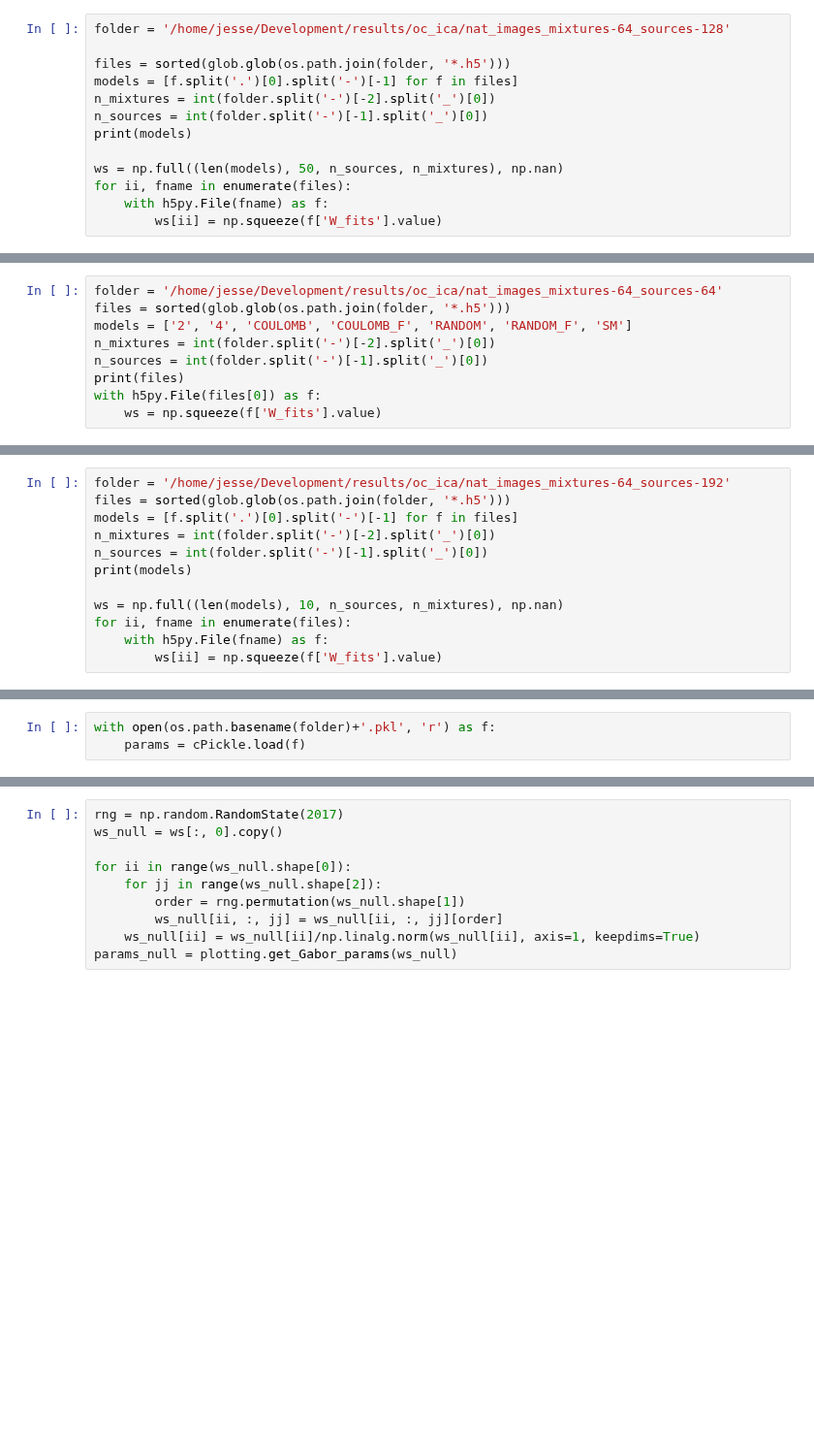
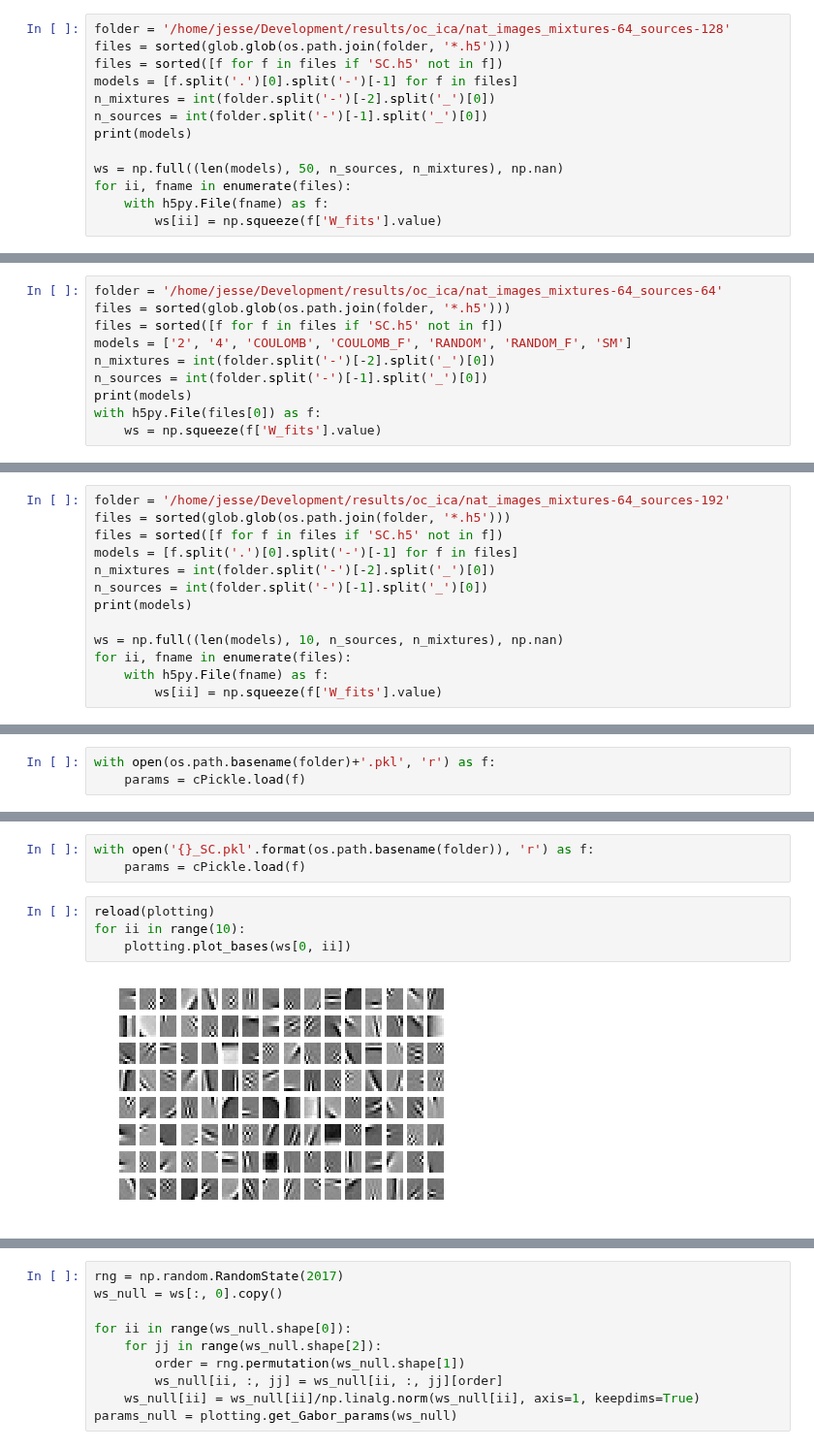
Before and after one commit to JesseLivezey/oc_ica, a Jupyter notebook: notebooks/natural_images.ipynb, the cells around one changed output, grey strips where cells are left out. Shown at 97% size. Cells and saved outputs as stored; diff of their text form; blank space fills up the shorter version.

```diff
--- a/notebooks/natural_images.ipynb
+++ b/notebooks/natural_images.ipynb
@@ -14,7 +16,7 @@ from oc_ica import plotting, analysis, styles
 # %%
 folder = '/home/jesse/Development/results/oc_ica/nat_images_mixtures-64_sources-128'
-
 files = sorted(glob.glob(os.path.join(folder, '*.h5')))
+files = sorted([f for f in files if 'SC.h5' not in f])
 models = [f.split('.')[0].split('-')[-1] for f in files]
 n_mixtures = int(folder.split('-')[-2].split('_')[0])
 n_sources = int(folder.split('-')[-1].split('_')[0])
@@ -31,10 +33,11 @@ for ii, fname in enumerate(files):
 # %%
 folder = '/home/jesse/Development/results/oc_ica/nat_images_mixtures-64_sources-64'
 files = sorted(glob.glob(os.path.join(folder, '*.h5')))
+files = sorted([f for f in files if 'SC.h5' not in f])
 models = ['2', '4', 'COULOMB', 'COULOMB_F', 'RANDOM', 'RANDOM_F', 'SM']
 n_mixtures = int(folder.split('-')[-2].split('_')[0])
 n_sources = int(folder.split('-')[-1].split('_')[0])
-print(files)
+print(models)
 with h5py.File(files[0]) as f:
     ws = np.squeeze(f['W_fits'].value)
 # %% [output]
@@ -44,6 +47,7 @@ with h5py.File(files[0]) as f:
 # %%
 folder = '/home/jesse/Development/results/oc_ica/nat_images_mixtures-64_sources-192'
 files = sorted(glob.glob(os.path.join(folder, '*.h5')))
+files = sorted([f for f in files if 'SC.h5' not in f])
 models = [f.split('.')[0].split('-')[-1] for f in files]
 n_mixtures = int(folder.split('-')[-2].split('_')[0])
 n_sources = int(folder.split('-')[-1].split('_')[0])
@@ -66,0 +94,9 @@ with open(os.path.basename(folder)+'.pkl', 'r') as f:
+# %%
+with open('{}_SC.pkl'.format(os.path.basename(folder)), 'r') as f:
+    params = cPickle.load(f)
+# %%
+reload(plotting)
+for ii in range(10):
+    plotting.plot_bases(ws[0, ii])
+# %% [output]
+[figure, added]
```
Also changed, not shown: parts of 13 cells of this notebook.
